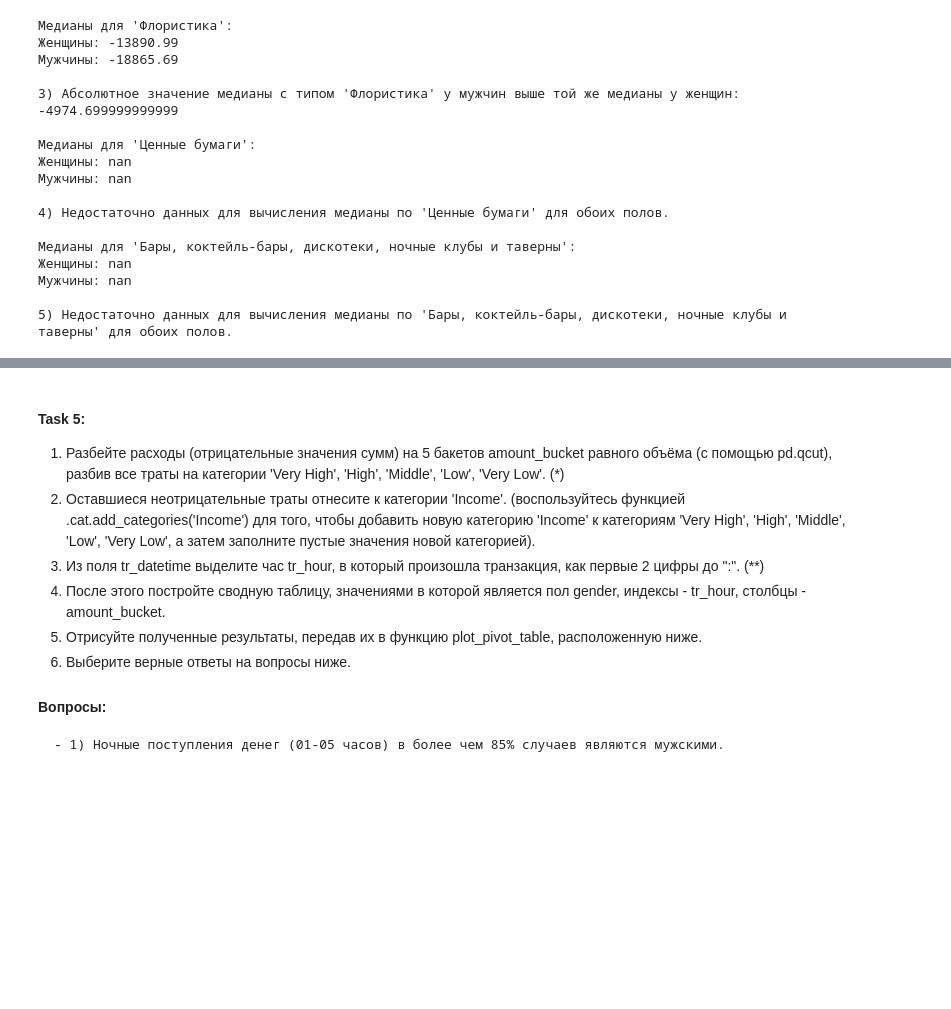
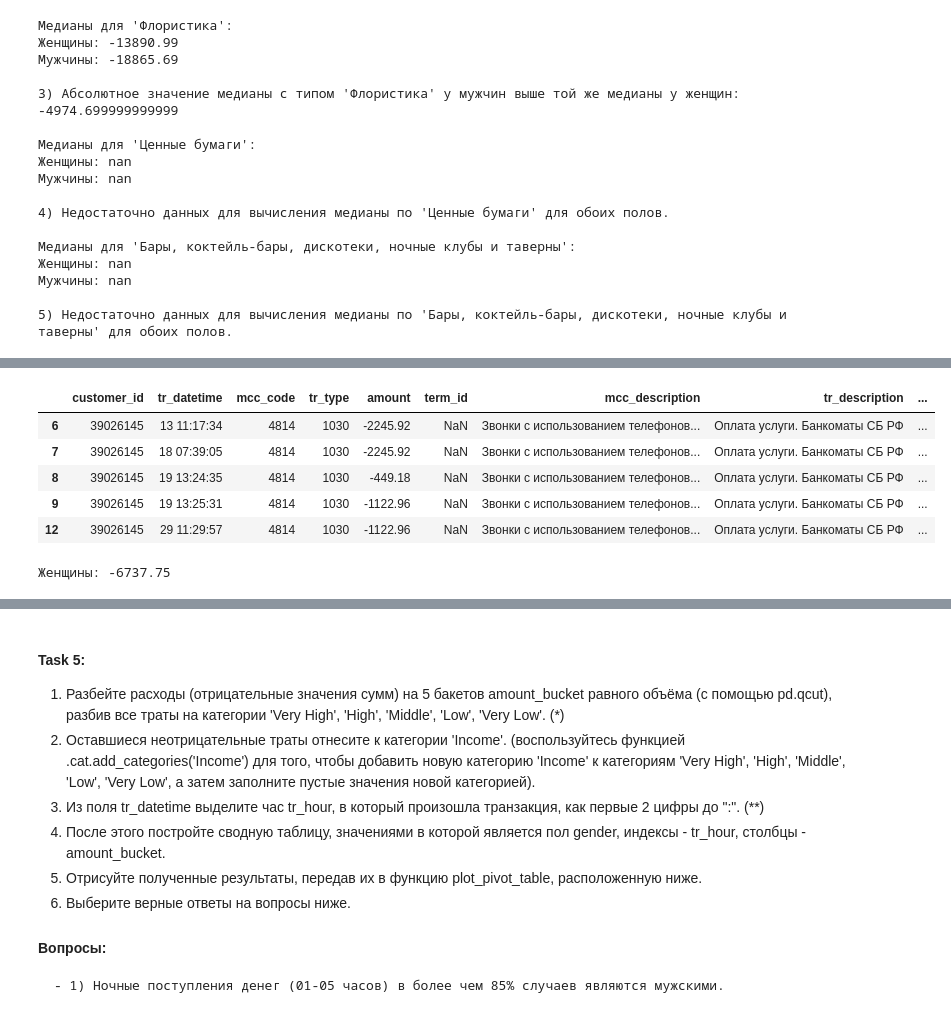
Before and after one commit to EdwardEqwee/Analis-Date-Python, a Jupyter notebook: project/Homework_2/Homework_2.ipynb, the cells around one changed output, grey strips where cells are left out. Cells and saved outputs as stored; diff of their text form; code cells hidden in the pictures; blank space fills up the shorter version.

```diff
--- a/project/Homework_2/Homework_2.ipynb
+++ b/project/Homework_2/Homework_2.ipynb
@@ -297,0 +331,20 @@ else:
+# %%
+# (\*) Выделение относительного дня
+tran2['tr_day'] = tran2['tr_datetime'].str.split().str[0]
+
+# (\**) Отфильтровать строки с количеством уникальных mcc_description больше 75 в относительный день
+filtered_transactions = tran2.groupby('tr_day')['mcc_description'].nunique()
+filtered_transactions = filtered_transactions[filtered_transactions > 75].index
+filtered_df = tran2[tran2['tr_day'].isin(filtered_transactions)]
+
+# (\***) Группировка по mcc_description и полу (gender)
+grouped_df = filtered_df.groupby(['mcc_description', 'gender'])
+# %%
+filtered_df.head()
+# %% [output]
+|  | customer_id | tr_datetime | mcc_code | tr_type | amount | term_id | mcc_description | tr_description | ... |
+| 6 | 39026145 | 13 11:17:34 | 4814 | 1030 | -2245.92 | NaN | Звонки с использованием телефонов... | Оплата услуги. Банкоматы СБ РФ | ... |
+| 7 | 39026145 | 18 07:39:05 | 4814 | 1030 | -2245.92 | NaN | Звонки с использованием телефонов... | Оплата услуги. Банкоматы СБ РФ | ... |
+| 8 | 39026145 | 19 13:24:35 | 4814 | 1030 | -449.18 | NaN | Звонки с использованием телефонов... | Оплата услуги. Банкоматы СБ РФ | ... |
+| 9 | 39026145 | 19 13:25:31 | 4814 | 1030 | -1122.96 | NaN | Звонки с использованием телефонов... | Оплата услуги. Банкоматы СБ РФ | ... |
+| 12 | 39026145 | 29 11:29:57 | 4814 | 1030 | -1122.96 | NaN | Звонки с использованием телефонов... | Оплата услуги. Банкоматы СБ РФ | ... |
@@ -297,0 +355,4 @@ else:
+# %%
+print(f"Женщины: {fm_fl['amount'].median()}")
+# %% [output]
+Женщины: -6737.75
```
Also changed, not shown: parts of 9 cells of this notebook.
